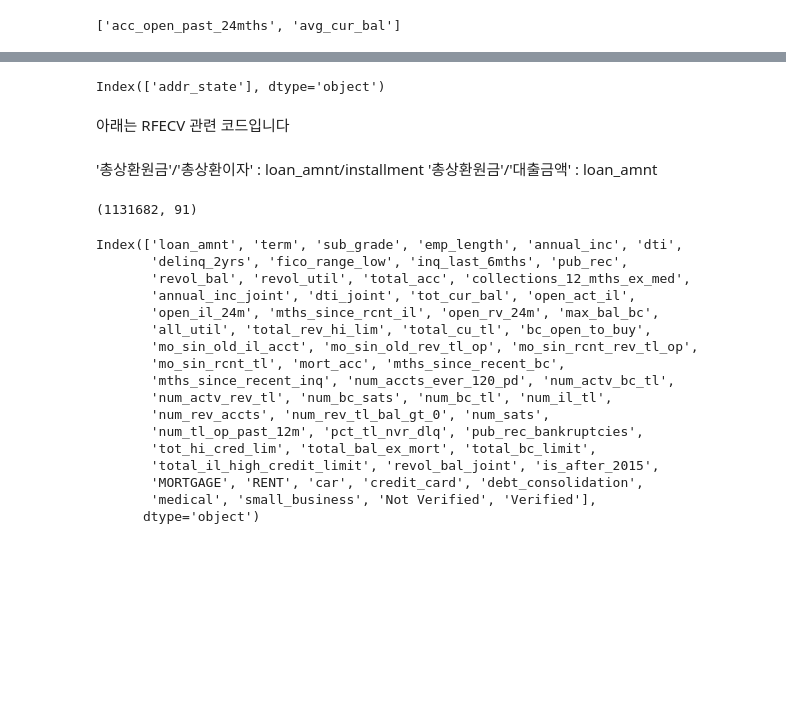
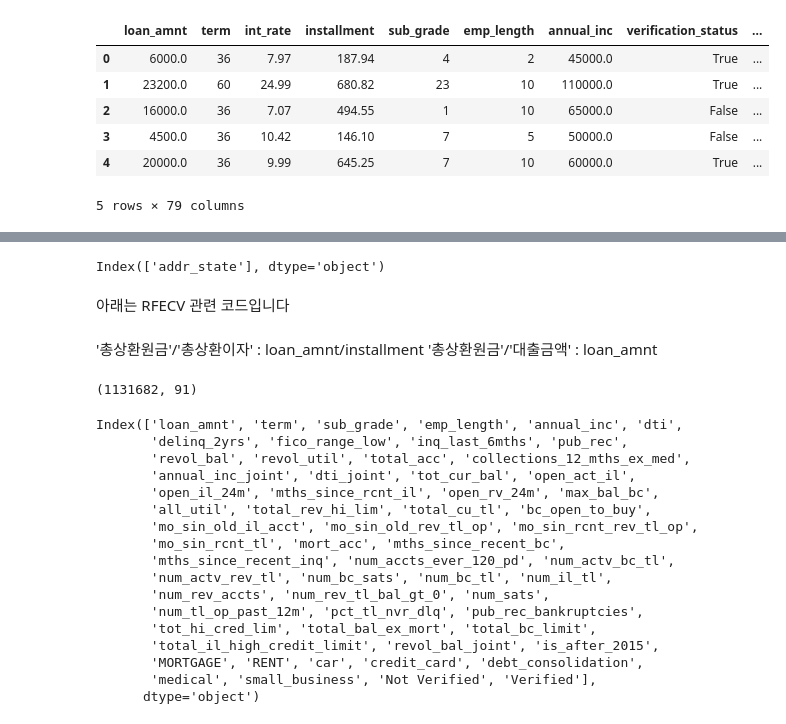
Before and after one commit to dbehdrnr0202/lending_club, a Jupyter notebook: preprocessor.ipynb, the cells around one changed output, grey strips where cells are left out. Drawn from its saved outputs; the diff is of its cells as text; code cells hidden in the pictures; blank space fills up the shorter version.

```diff
--- a/preprocessor.ipynb
+++ b/preprocessor.ipynb
@@ -143,11 +142,29 @@ class Preprocessor:
         # home_ownership
         self.df['home_ownership'] = self.df['home_ownership'].replace(['ANY', 'OTHER', 'NONE'], 'OTHERS')
         self.__convert_object_to_one_hot('home_ownership')
+        self.__purpose()
         # purpose
         self.__convert_object_to_one_hot('purpose')
+        self.__verification_status()
         # verification_status
-        self.__convert_object_to_one_hot('verification_status')
+        # self.__convert_object_to_one_hot('verification_status')
         # addr_state : 해야함...
+    def __purpose(self):
+        self.df['purpose'] = self.df['purpose'].map({"small_business":"essential_purpose",
+                                                     "house":"essential_purpose",
+                                                     "moving":"essential_purpose",
+                                                     "medical":"essential_purpose",
+                                                     "renewable_energy":"essential_purpose",
+                                                     "other":"essential_purpose",
+                                                     "wedding":"optional_purpose",
+                                                     "vacation":"optional_purpose",
+                                                     "car":"optional_purpose",
+                                                     "home_improvement":"optional_purpose",
+                                                     "educational":"optional_purpose",
+                                                     "debt_consolidation":"debt_consolidation",
+                                                     "credit_card":"credit_card",})
+    def __verification_status(self):
+        self.df['verification_status'] = self.df['verification_status'].map({"Not Verified":False, 'Source Verified':True, 'Verified':True})
 
     def preprocess(self)->None:
         # loan_status 제외 모든 column이 결측치(na)인 행 제거 (1개 행 제거됨)
@@ -166,8 +183,8 @@ class Preprocessor:
 # %%
 p = Preprocessor()
 # lending_club_2020_train.csv 파일이 있는 절대 경로 혹은 상대 경로를 명시해주세요
-p.load_origin_file(file_path="lending_club_2020_train.csv")
+p.load_origin_file(file_path="data/lending_club_2020_train.csv")
 # drop_columns_0410.txt 파일의 위치를 명시해주세요
-p.drop_columns(drop_columns_file_path='drop_columns_0411.txt')
+p.drop_columns(drop_columns_file_path='texts/drop_columns_0411.txt')
 # preprocess를 돌리면, addr_state를 제외한 object field 및, na(결측치) 처리됩니다.
 p.preprocess()
@@ -174,7 +225,13 @@ p.preprocess()
 # %%
 ## 여기 뭔가가 이상함,,,
 df = p.get_df()
-columns_with_na = df.columns[df.isna().any()].tolist()
-columns_with_na
-# %% [output]
-['acc_open_past_24mths', 'avg_cur_bal']
+# %%
+df.head()
+# %% [output]
+|  | loan_amnt | term | int_rate | installment | sub_grade | emp_length | annual_inc | verification_status | ... |
+| 0 | 6000.0 | 36 | 7.97 | 187.94 | 4 | 2 | 45000.0 | True | ... |
+| 1 | 23200.0 | 60 | 24.99 | 680.82 | 23 | 10 | 110000.0 | True | ... |
+| 2 | 16000.0 | 36 | 7.07 | 494.55 | 1 | 10 | 65000.0 | False | ... |
+| 3 | 4500.0 | 36 | 10.42 | 146.10 | 7 | 5 | 50000.0 | False | ... |
+| 4 | 20000.0 | 36 | 9.99 | 645.25 | 7 | 10 | 60000.0 | True | ... |
+5 rows × 79 columns
```
Also changed, not shown: parts of 7 cells of this notebook, 9 other files.
